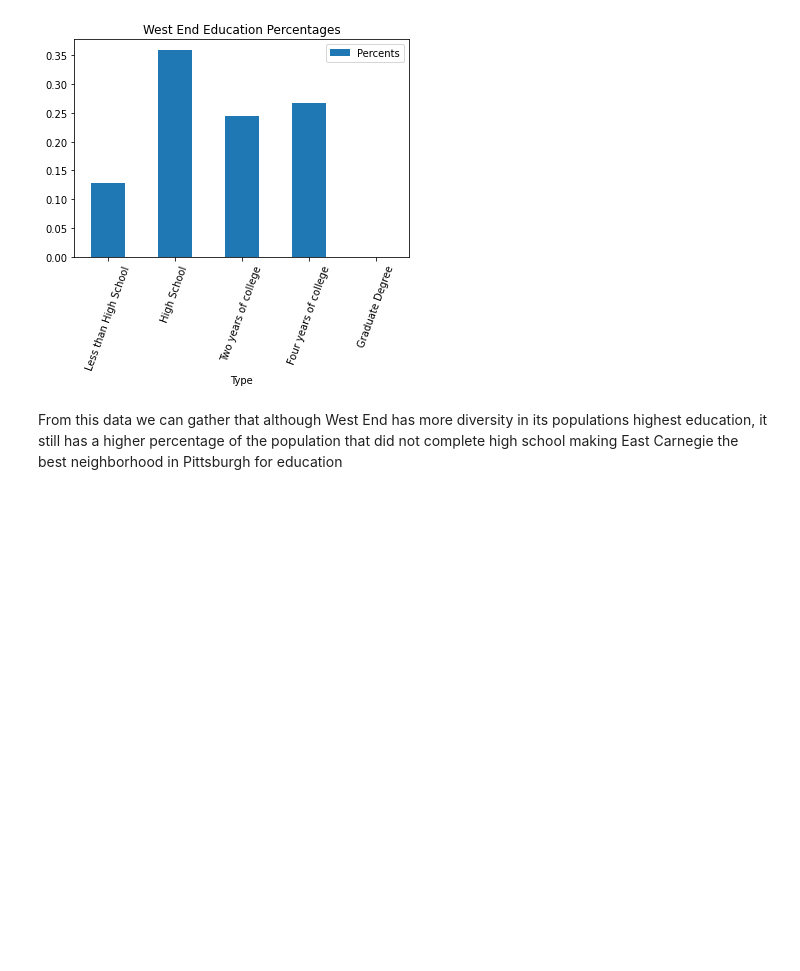
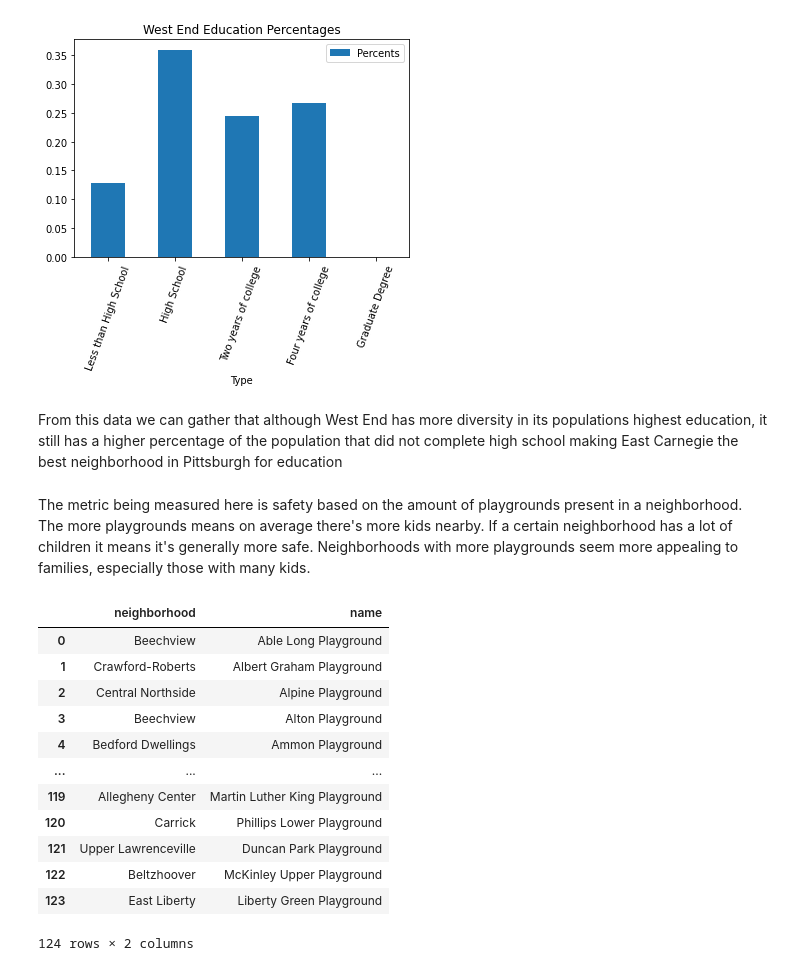
Before and after one commit to AshlynGeevarghese-zz/Big-Ideas-Final-Project, a Jupyter notebook: Presentation.ipynb, the cells around one changed output. Cells and saved outputs as stored; diff of their text form; code cells hidden in the pictures; blank space fills up the shorter version.

```diff
--- a/Presentation.ipynb
+++ b/Presentation.ipynb
@@ -505,3 +505,5 @@ plot = wedf.plot.bar(x="Type", y="Percents", rot=70, title="West End Education P
 [figure]
 # %% [markdown]
 From this data we can gather that although West End has more diversity in its populations highest education, it still has a higher percentage of the population that did not complete high school making East Carnegie the best neighborhood in Pittsburgh for education
+# %% [markdown]
+The metric being measured here is safety based on the amount of playgrounds present in a neighborhood. The more playgrounds means on average there's more kids nearby. If a certain neighborhood has a lot of children it means it's generally more safe. Neighborhoods with more playgrounds seem more appealing to families, especially those with many kids.
@@ -507,0 +519,16 @@ From this data we can gather that although West End has more diversity in its po
+# %%
+playground[['neighborhood', 'name']]
+# %% [output]
+|  | neighborhood | name |
+| 0 | Beechview | Able Long Playground |
+| 1 | Crawford-Roberts | Albert Graham Playground |
+| 2 | Central Northside | Alpine Playground |
+| 3 | Beechview | Alton Playground |
+| 4 | Bedford Dwellings | Ammon Playground |
+| ... | ... | ... |
+| 119 | Allegheny Center | Martin Luther King Playground |
+| 120 | Carrick | Phillips Lower Playground |
+| 121 | Upper Lawrenceville | Duncan Park Playground |
+| 122 | Beltzhoover | McKinley Upper Playground |
+| 123 | East Liberty | Liberty Green Playground |
+124 rows × 2 columns
```
Also changed, not shown: parts of 5 cells of this notebook.
